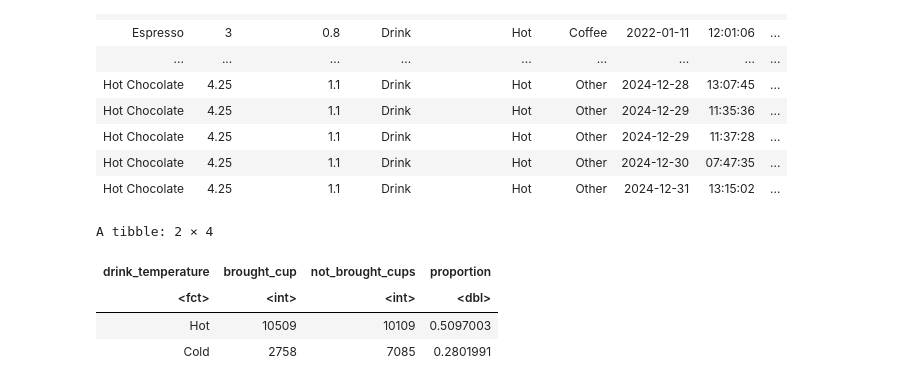
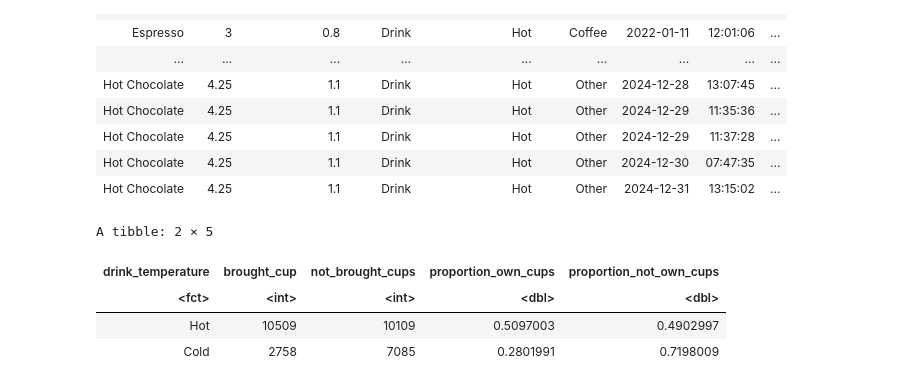
Before and after one commit to SharonGulati/dataverse, a Jupyter notebook: dataverse.ipynb, the cells around one changed output. Saved outputs shown, nothing was run; the diff lists cells and outputs as text; code cells hidden in the pictures.

Commit message:
coffee_drink_type

```diff
--- a/dataverse.ipynb
+++ b/dataverse.ipynb
@@ -159,11 +159,12 @@ A tibble: 30461 × 12
 # %%
 coffee_drink_type <- coffee_only|>
   group_by(drink_temperature) |>
-  summarise(brought_cup = sum(own_cup == "True"),not_brought_cups = sum(own_cup == "False"),proportion = mean(own_cup == "True"))
+  summarise(brought_cup = sum(own_cup == TRUE),not_brought_cups = sum(own_cup == FALSE),
+            proportion_own_cups = mean(own_cup == TRUE),proportion_not_own_cups = mean(own_cup == FALSE))
 coffee_drink_type
 # %% [output]
-A tibble: 2 × 4
+A tibble: 2 × 5
-| drink_temperature | brought_cup | not_brought_cups | proportion |
-| <fct> | <int> | <int> | <dbl> |
-| Hot | 10509 | 10109 | 0.5097003 |
-| Cold | 2758 | 7085 | 0.2801991 |
+| drink_temperature | brought_cup | not_brought_cups | proportion_own_cups | proportion_not_own_cups |
+| <fct> | <int> | <int> | <dbl> | <dbl> |
+| Hot | 10509 | 10109 | 0.5097003 | 0.4902997 |
+| Cold | 2758 | 7085 | 0.2801991 | 0.7198009 |
```
